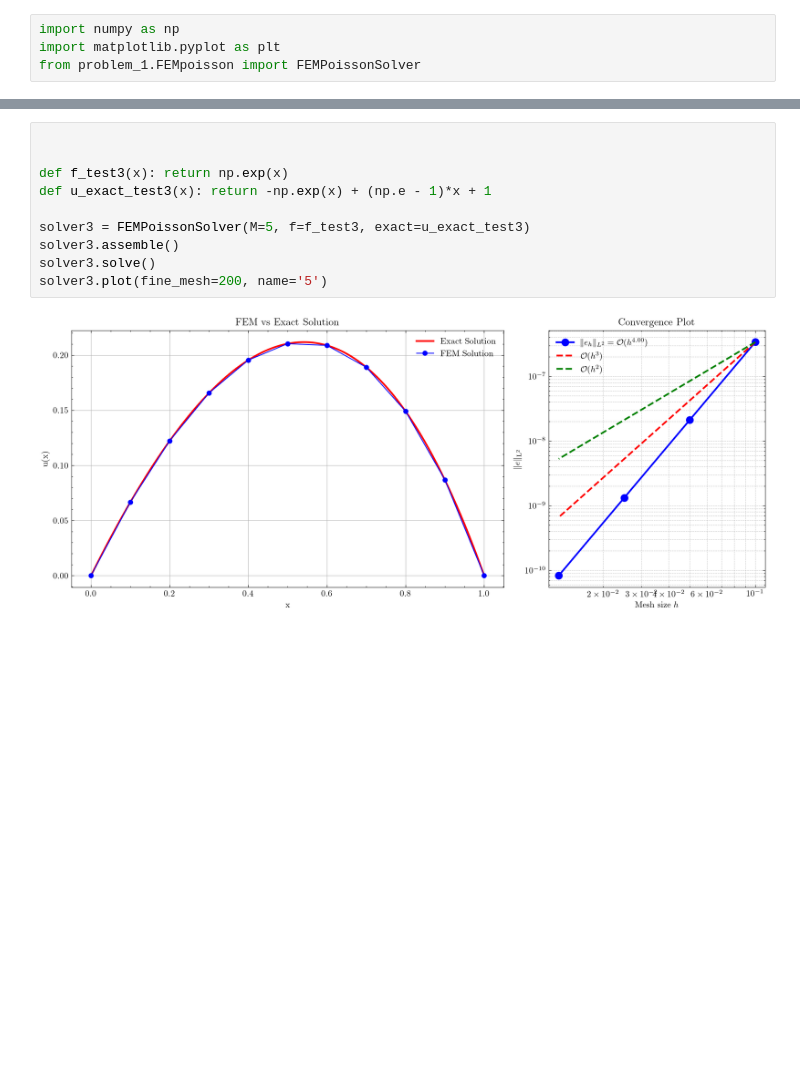
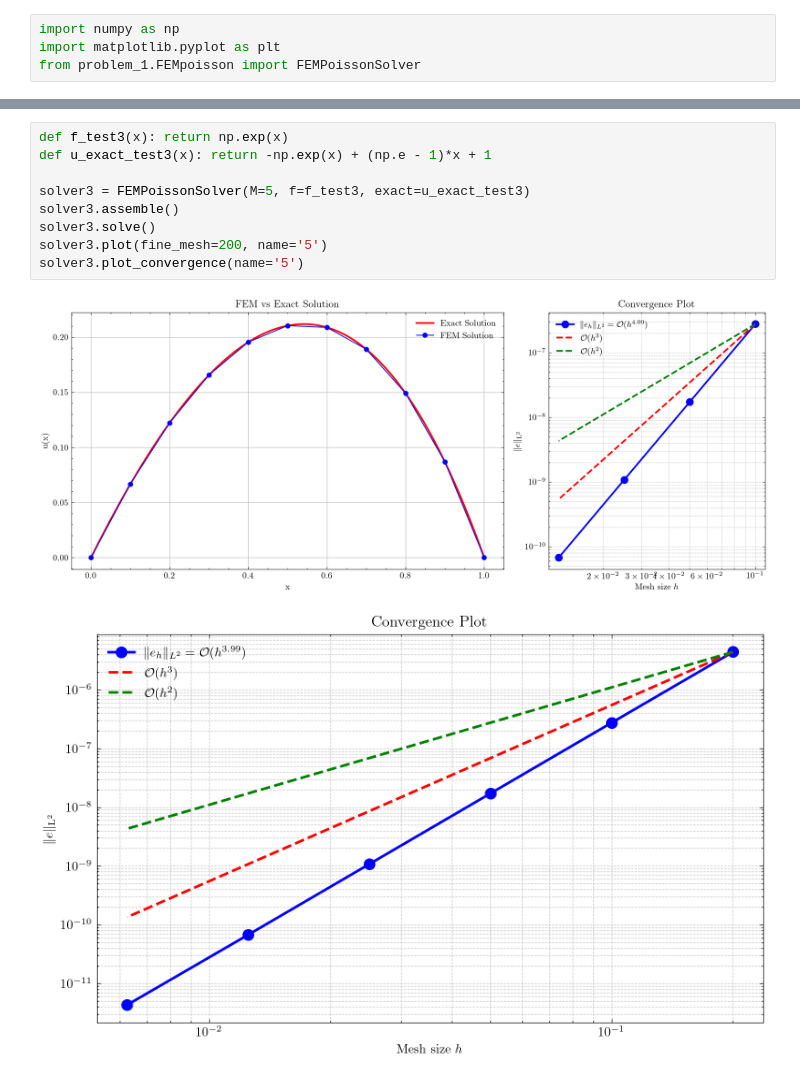
Before and after one commit to TrymSaether/TMA4212-Project-2-FEM, a Jupyter notebook: main.ipynb, the cells around one changed output, grey strips where cells are left out. Saved outputs shown, nothing was run; the diff lists cells and outputs as text; blank space fills up the shorter version.

```diff
--- a/main.ipynb
+++ b/main.ipynb
@@ -43,12 +45,12 @@ solver4.plot(fine_mesh=200, name='4')
 # %%
-
-
 def f_test3(x): return np.exp(x)
 def u_exact_test3(x): return -np.exp(x) + (np.e - 1)*x + 1
 
 solver3 = FEMPoissonSolver(M=5, f=f_test3, exact=u_exact_test3)
 solver3.assemble()
 solver3.solve()
 solver3.plot(fine_mesh=200, name='5')
+solver3.plot_convergence(name='5')
 # %% [output]
-[figure, old version]
+[figure, new version]
+[figure, added]
```
Also changed, not shown: parts of 5 cells of this notebook, 10 other files.
